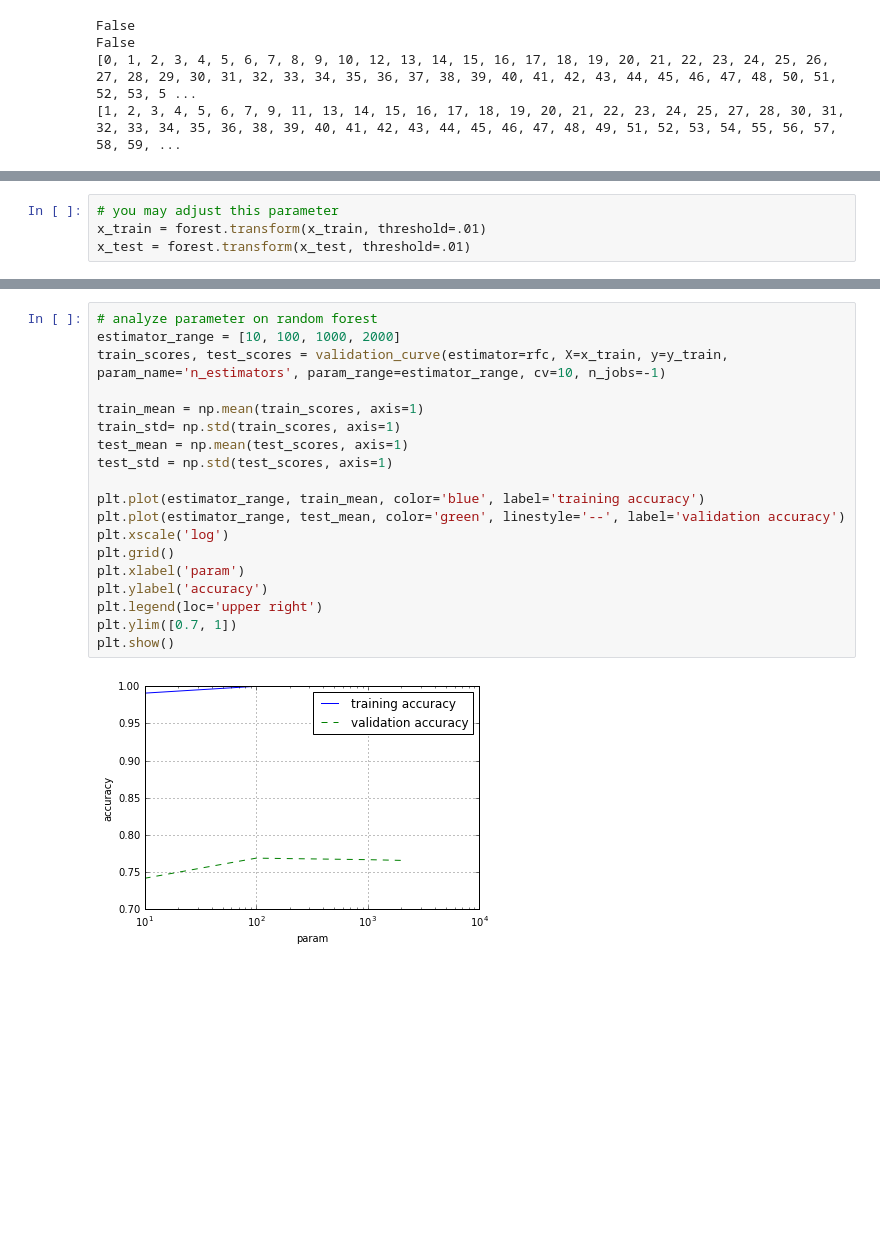
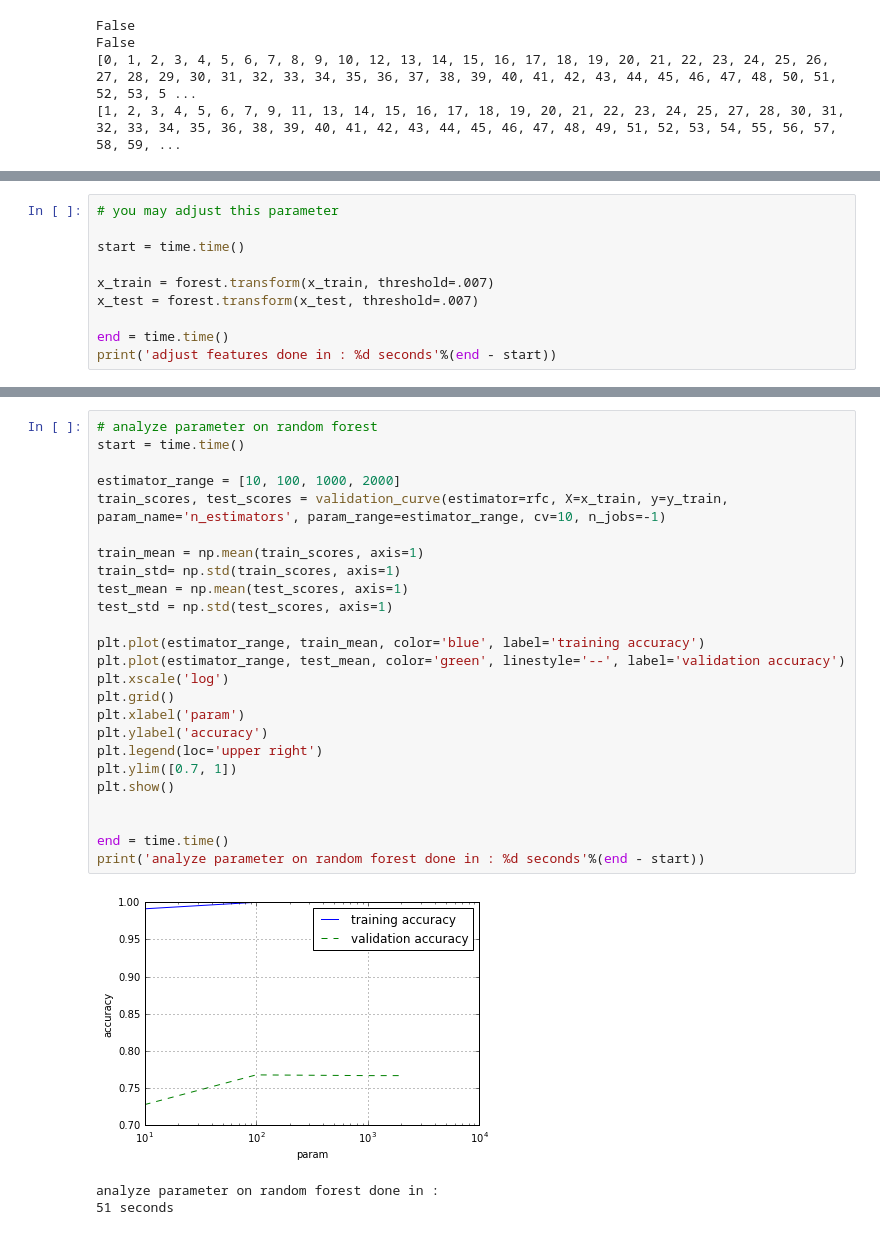
Before and after one commit to yusV/gadogoda, a Jupyter notebook: gadogoda.ipynb, the cells around one changed output, grey strips where cells are left out. Cells and saved outputs as stored; diff of their text form; blank space fills up the shorter version.

```diff
--- a/gadogoda.ipynb
+++ b/gadogoda.ipynb
@@ -202,4 +223,10 @@ map(lambda x: "`%2d. %-*s %f" % (x + 1, 30, labels[indices[x]], importances[indi
 # %%
 # you may adjust this parameter
-x_train = forest.transform(x_train, threshold=.01)
-x_test = forest.transform(x_test, threshold=.01)
+
+start = time.time()
+
+x_train = forest.transform(x_train, threshold=.007)
+x_test = forest.transform(x_test, threshold=.007)
+
+end = time.time()
+print('adjust features done in : %d seconds'%(end - start))
@@ -286,24 +337,32 @@ plt.show()
 # %%
 # analyze parameter on random forest
+start = time.time()
+
 estimator_range = [10, 100, 1000, 2000]
 train_scores, test_scores = validation_curve(estimator=rfc, X=x_train, y=y_train, param_name='n_estimators', param_range=estimator_range, cv=10, n_jobs=-1)
 
 train_mean = np.mean(train_scores, axis=1)
 train_std= np.std(train_scores, axis=1)
 test_mean = np.mean(test_scores, axis=1)
 test_std = np.std(test_scores, axis=1)
 
 plt.plot(estimator_range, train_mean, color='blue', label='training accuracy')
 plt.plot(estimator_range, test_mean, color='green', linestyle='--', label='validation accuracy')
 plt.xscale('log')
 plt.grid()
 plt.xlabel('param')
 plt.ylabel('accuracy')
 plt.legend(loc='upper right')
 plt.ylim([0.7, 1])
 plt.show()
+
+
+end = time.time()
+print('analyze parameter on random forest done in : %d seconds'%(end - start))
 # %% [output]
-[figure, old version]
+[figure, new version]
+analyze parameter on random forest done in :
+51 seconds
 # %%
 # create list contain parameter of svm and randomforest
 param_grid = [{'C': param_range,
```
Also changed, not shown: parts of 15 cells of this notebook.
